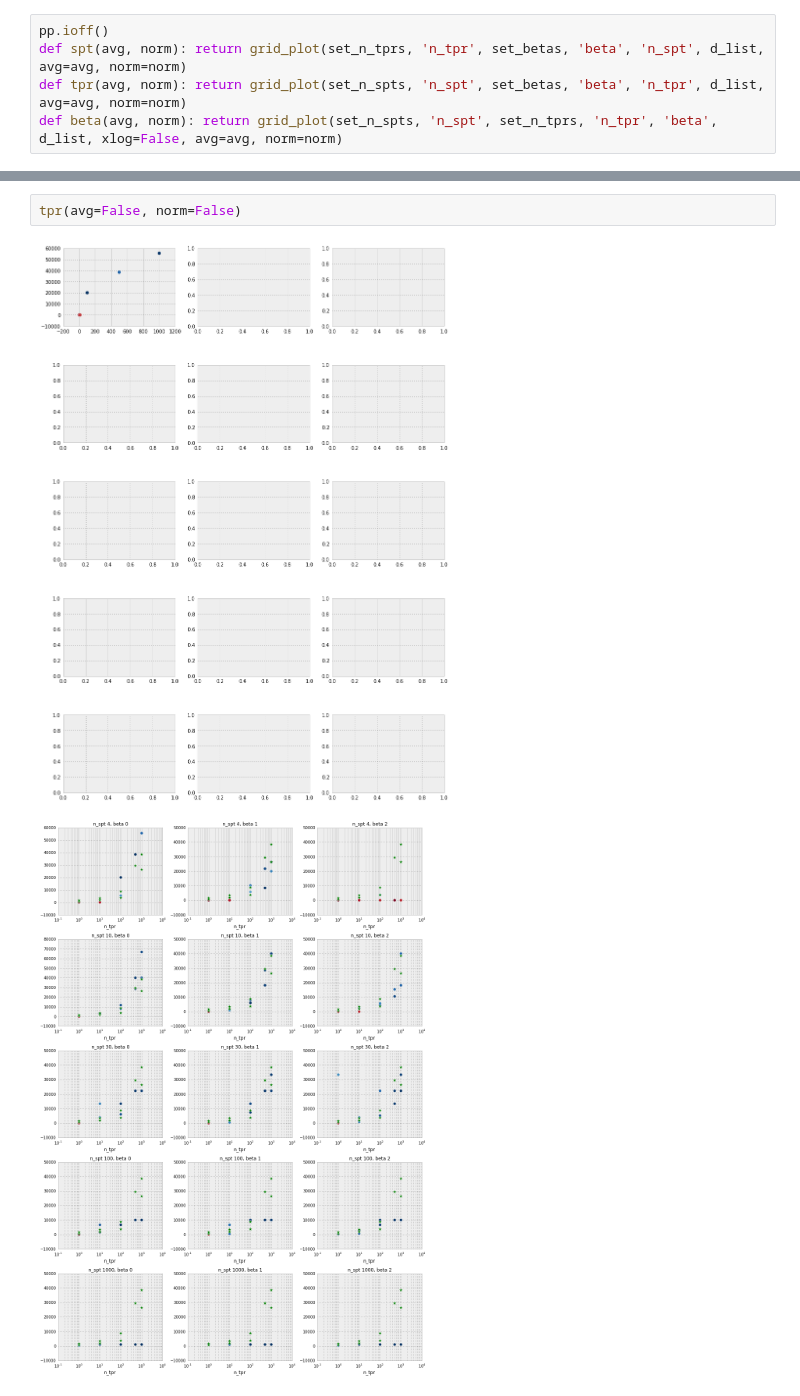
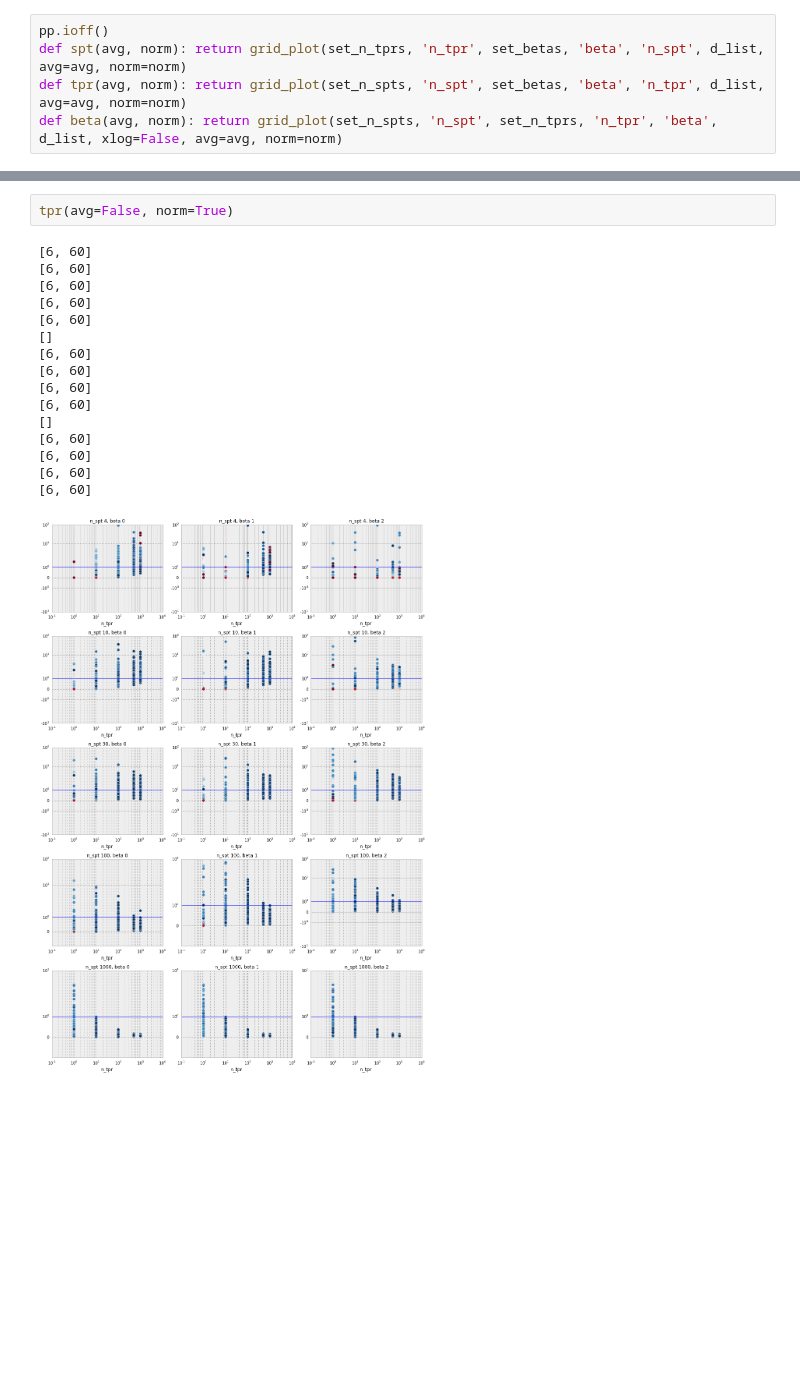
Before and after one commit to mpharrigan/quant-accel, a Jupyter notebook: tmat-accel/analysis2.ipynb, the cells around one changed output, grey strips where cells are left out. Drawn from its saved outputs; the diff is of its cells as text; blank space fills up the shorter version.

```diff
--- a/tmat-accel/analysis2.ipynb
+++ b/tmat-accel/analysis2.ipynb
@@ -128,5 +135,19 @@ spt(avg=False, norm=False)
 # %%
-tpr(avg=False, norm=False)
+tpr(avg=False, norm=True)
 # %% [output]
+[6, 60]
+[6, 60]
+[6, 60]
+[6, 60]
+[6, 60]
+[]
+[6, 60]
+[6, 60]
+[6, 60]
+[6, 60]
+[]
+[6, 60]
+[6, 60]
+[6, 60]
+[6, 60]
-[figure, old version]
+[figure, new version]
-[figure, removed]
```
Also changed, not shown: parts of 13 cells of this notebook, 1 other file.
